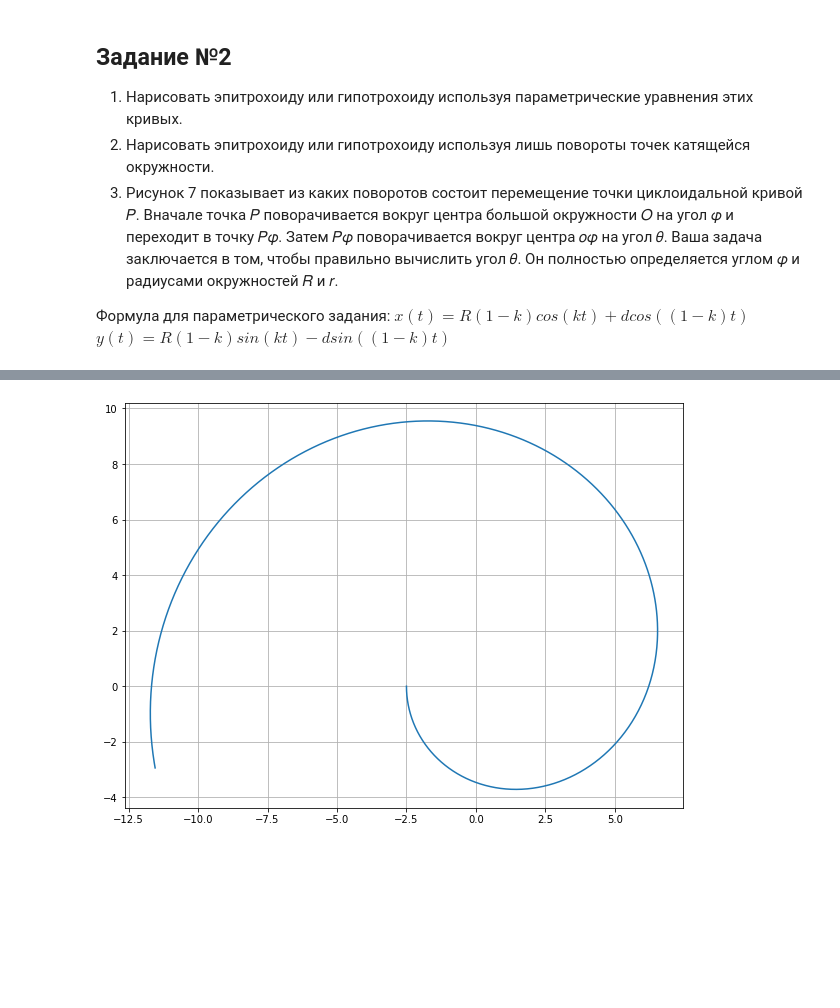
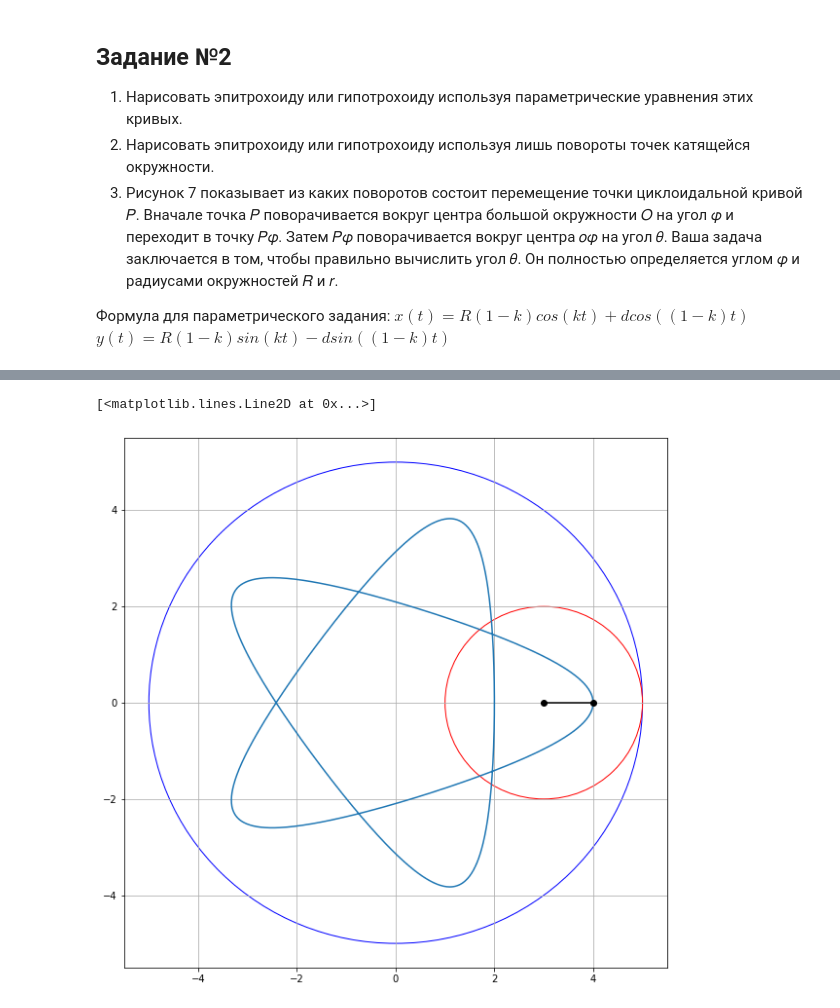
Before and after one commit to mascomen4/computer-geometry, a Jupyter notebook: lab03/main.ipynb, the cells around one changed output, grey strips where cells are left out. Drawn from its saved outputs; the diff is of its cells as text; code cells hidden in the pictures; blank space fills up the shorter version.

```diff
--- a/lab03/main.ipynb
+++ b/lab03/main.ipynb
@@ -104,6 +141,22 @@ def rotation_hyp(r, R, d):
 # %%
-x, y = parametric_hyp(2, 5, 5)
-myplot(x, y)
+# TODO: FIX IT
+# x, y = parametric1_hyp(1, 5, 1)
+# myplot(x, y)
-# %% [output]
-[figure, removed]
+# %%
+x, y = parametric2_hyp(2, 5, 1, 2)
+
+fig = plt.figure(figsize=(10, 10))
+ax = fig.add_subplot(1, 1, 1)
+ax.grid()
+
+circle_out = mpatches.Circle([0, 0], 5, color="blue", fill=False)
+circle_in = mpatches.Circle([3, 0], 2, color="red", fill=False)
+ax.add_patch(circle_out)
+ax.add_patch(circle_in)
+
+ax.plot(x, y)
+ax.plot([3, 4], [0, 0], marker='o', color='black')
+# %% [output]
+[<matplotlib.lines.Line2D at 0x...>]
+[figure, added]
 # %%
```
Also changed, not shown: parts of 7 cells of this notebook, 1 other file.
